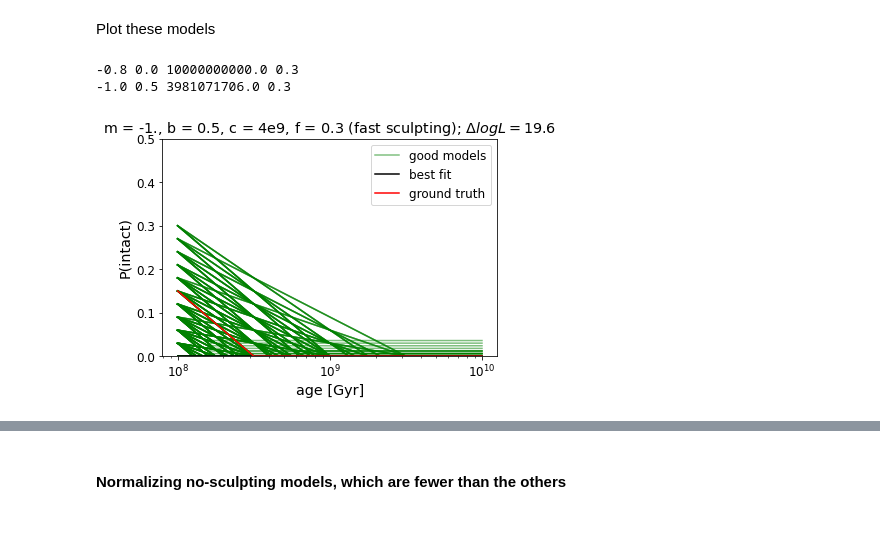
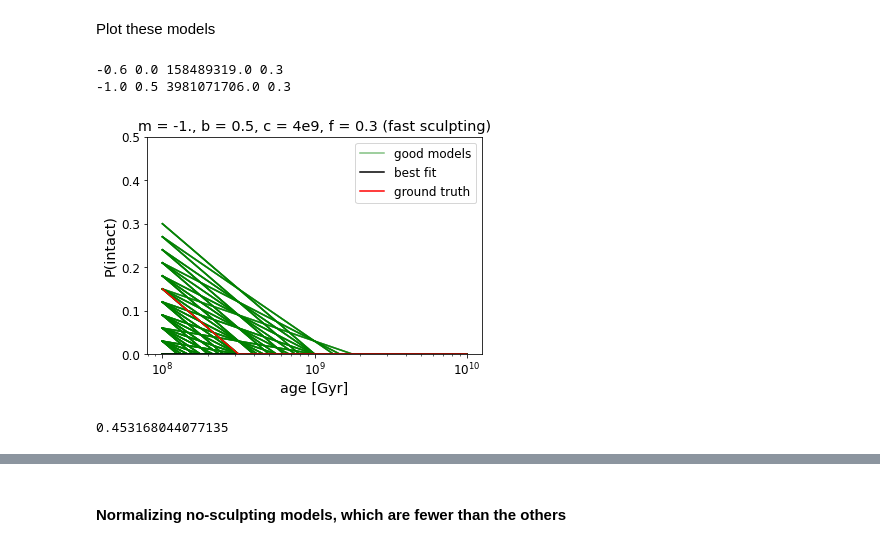
Before and after one commit to exoclam/mastrangelo, a Jupyter notebook: notebooks/injection-recovery.ipynb, the cells around one changed output, grey strips where cells are left out. Saved outputs shown, nothing was run; the diff lists cells and outputs as text; code cells hidden in the pictures.

Commit message:
post-candidacy exam plots

```diff
--- a/notebooks/injection-recovery.ipynb
+++ b/notebooks/injection-recovery.ipynb
@@ -38,6 +38,9 @@ Read in and process data (pad and create zero bins)
 # %%
 truth = pd.read_csv(path+'collect_ground_truth.csv', converters=dict(transit_multiplicities=literal_eval))
 recovery = pd.read_csv(path+'collect_recovery.csv', converters=dict(transit_multiplicities=literal_eval))
+recovery = recovery.loc[~(np.round(recovery.cs, -7) == 1.6e8)] # defected simulations need replacing
+recovery_redo = pd.read_csv(path+'collect_recovery_redo.csv', converters=dict(transit_multiplicities=literal_eval))
+recovery = pd.concat([recovery, recovery_redo])
 # %%
 f, ((ax1, ax2), (ax3, ax4)) = plt.subplots(2, 2, figsize=(10, 10))
 
@@ -351,6 +350,7 @@ ground_truth = model_logLs.loc[(model_logLs.m == -1.) & (model_logLs.b == 0.5) &
 print("Ground truth: ", ground_truth)
 delta_logL = np.std(recovery.loc[(np.round(recovery.ms, 1) == -1.) & (np.round(recovery.bs,1) == 0.5) & (np.round(recovery.cs, -8) == 4e9) & (np.round(recovery.fs,1) == 0.3)].logLs)
 print("delta logL: ", delta_logL)
+delta_logL = 5.
 
 good_models = model_logLs.loc[np.abs(model_logLs.logL - best_logL) <= delta_logL]
 print("Some models between best model and ground truth: ")
@@ -473,34 +473,38 @@ Plot these models
 # models as good as or better than ground truth
 good_models = good_models.drop_duplicates(subset=['m','b','c','f'])
 label_flag = True
 for index, row in good_models.reset_index().iterrows():
     m, b, c, f = row.m, row.b, row.c, row.f
     if label_flag == True:
         plt.plot(x, build_models(x, m, b, c, f), color='green', zorder=0, label='good models', alpha=0.5)
     elif label_flag == False:
         plt.plot(x, build_models(x, m, b, c, f), color='green', zorder=0, alpha=0.5)
     label_flag = False
 
 # best model
 best_model = model_logLs.loc[(model_logLs.logL >= best_logL) & (model_logLs.logL < 0.)]
 m, b, c, f = best_model.m.to_list()[0], best_model.b.to_list()[0], best_model.c.to_list()[0], best_model.f.to_list()[0]
 print(m, b, c, f)
 plt.plot(x, build_models(x, m, b, c, f), label='best fit', color='k')
 
 # ground truth
 m, b, c, f = ground_truth.m.to_list()[0], ground_truth.b.to_list()[0], ground_truth.c.to_list()[0], ground_truth.f.to_list()[0]
 print(m, b, c, f)
 plt.plot(x, build_models(x, m, b, c, f), label='ground truth', color='r')
 
 plt.xscale('log')
 plt.ylim([0, 0.5])
 plt.xlabel('age [Gyr]')
 plt.ylabel('P(intact)')
-plt.title(f'm = -1., b = 0.5, c = 4e9, f = 0.3 (fast sculpting); $\Delta logL = {np.round(delta_logL,1)}$')
+plt.title(f'm = -1., b = 0.5, c = 4e9, f = 0.3 (fast sculpting)')
 plt.legend()
-plt.savefig(path+'figures/inj-rec-fast-models.png', facecolor='white', bbox_inches='tight')
+#plt.savefig(path+'figures/inj-rec-fast-models.png', facecolor='white', bbox_inches='tight')
 plt.show()
 # %% [output]
--0.8 0.0 10000000000.0 0.3
+-0.6 0.0 158489319.0 0.3
 -1.0 0.5 3981071706.0 0.3
-[figure, old version]
+[figure, new version]
+# %%
+329/(6*11*11)
+# %% [output]
+0.453168044077135
```
Also changed, not shown: parts of 24 cells of this notebook, 4 other files.
